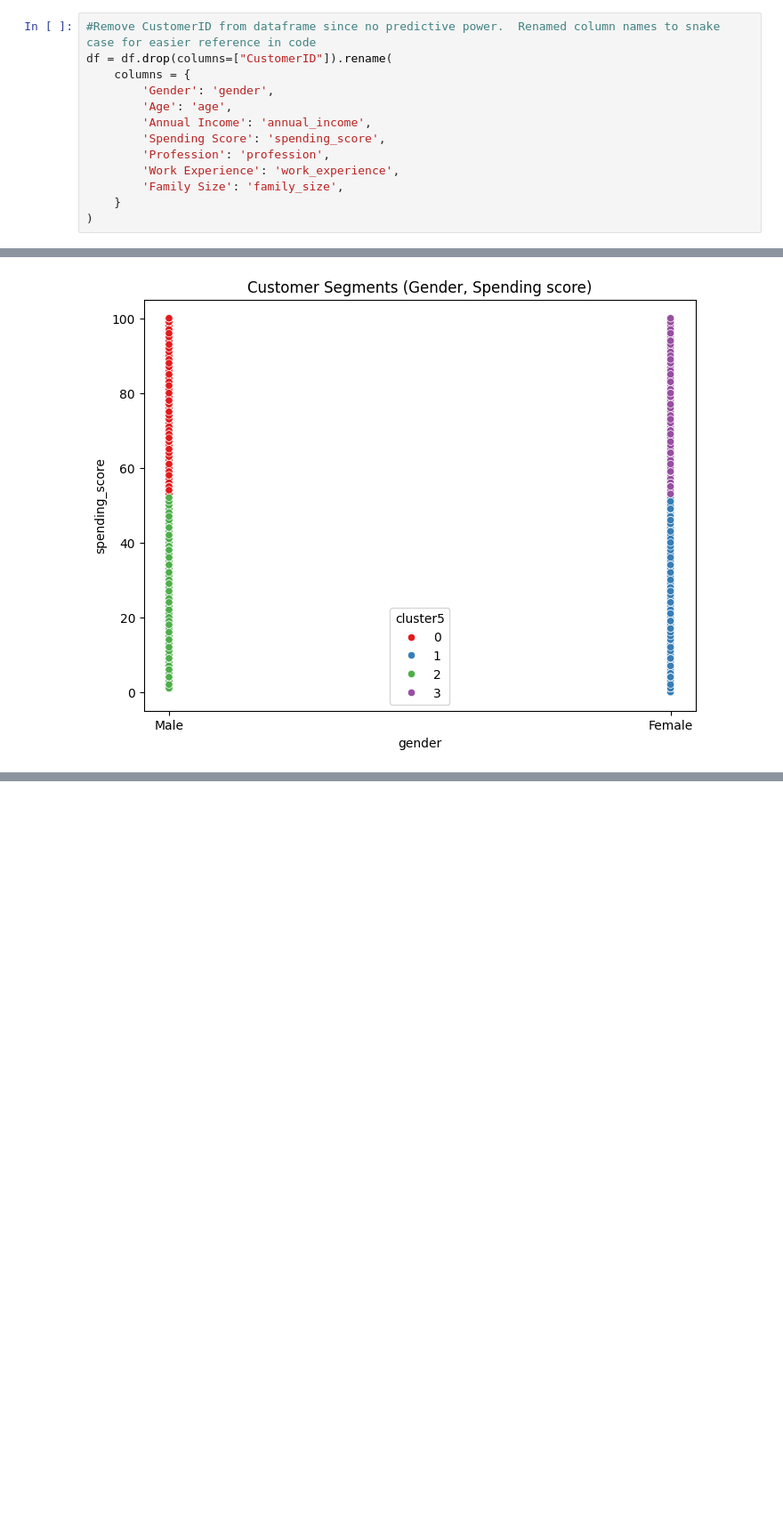
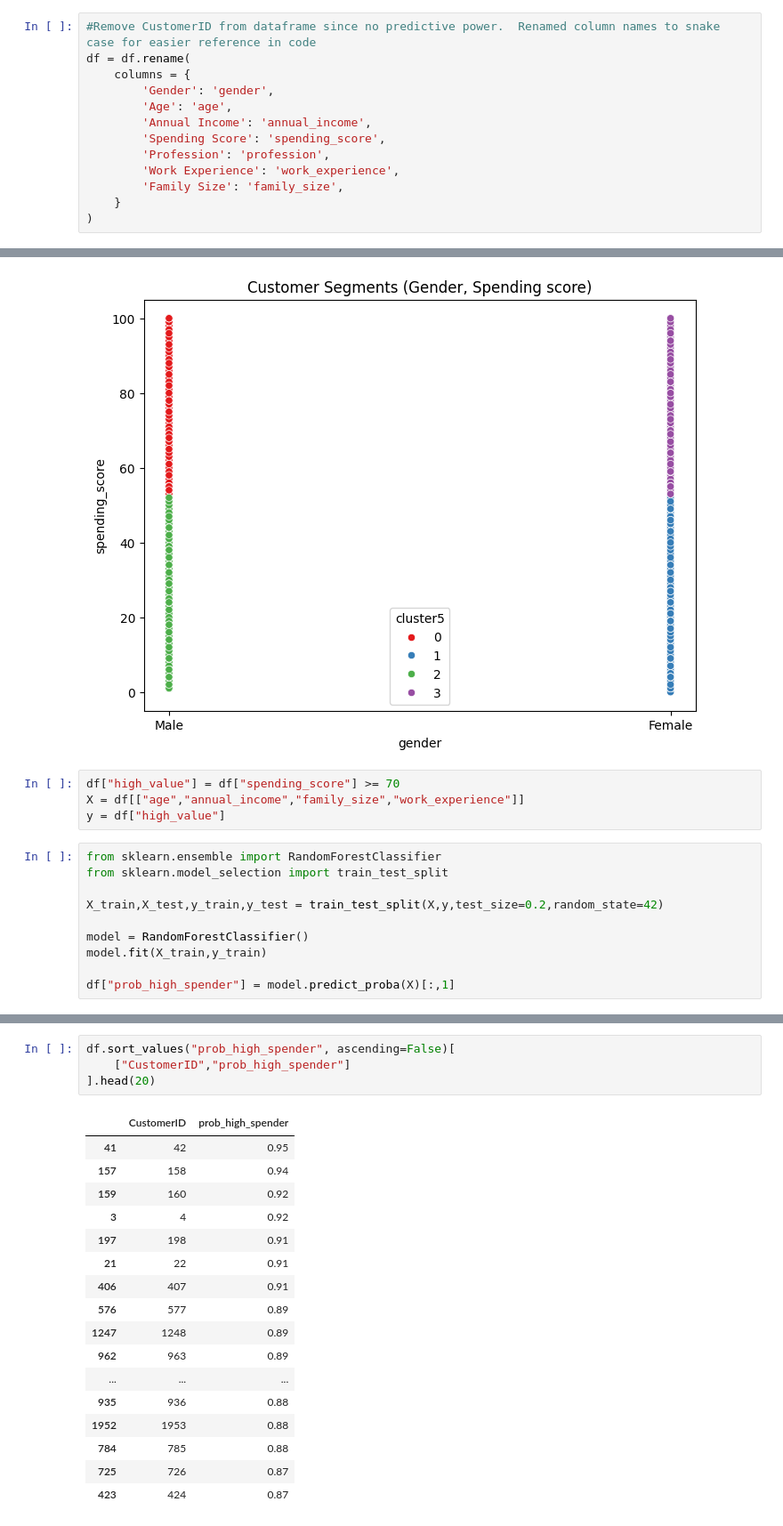
Before and after one commit to jay-ramani/predict_customer_spending_score, a Jupyter notebook: experiments/notebooks/03_clustering.ipynb, the cells around one changed output, grey strips where cells are left out. Shown at 89% size. Cells and saved outputs as stored; diff of their text form; blank space fills up the shorter version.

Commit message:
Identify high value customers

```diff
--- a/experiments/notebooks/03_clustering.ipynb
+++ b/experiments/notebooks/03_clustering.ipynb
@@ -10,7 +10,7 @@ import pandas as pd
 df = pd.read_csv("../../data/processed/Customers.csv")
 # %%
 #Remove CustomerID from dataframe since no predictive power.  Renamed column names to snake case for easier reference in code
-df = df.drop(columns=["CustomerID"]).rename(
+df = df.rename(
     columns = {
         'Gender': 'gender',
         'Age': 'age',
@@ -237,3 +237,17 @@ plt.title("Customer Segments (Gender, Spending score)")
 plt.show()
 # %% [output]
 [figure]
+# %%
+df["high_value"] = df["spending_score"] >= 70
+X = df[["age","annual_income","family_size","work_experience"]]
+y = df["high_value"]
+# %%
+from sklearn.ensemble import RandomForestClassifier
+from sklearn.model_selection import train_test_split
+
+X_train,X_test,y_train,y_test = train_test_split(X,y,test_size=0.2,random_state=42)
+
+model = RandomForestClassifier()
+model.fit(X_train,y_train)
+
+df["prob_high_spender"] = model.predict_proba(X)[:,1]
@@ -239,0 +288,22 @@ plt.show()
+# %%
+df.sort_values("prob_high_spender", ascending=False)[
+    ["CustomerID","prob_high_spender"]
+].head(20)
+# %% [output]
+|  | CustomerID | prob_high_spender |
+| 41 | 42 | 0.95 |
+| 157 | 158 | 0.94 |
+| 159 | 160 | 0.92 |
+| 3 | 4 | 0.92 |
+| 197 | 198 | 0.91 |
+| 21 | 22 | 0.91 |
+| 406 | 407 | 0.91 |
+| 576 | 577 | 0.89 |
+| 1247 | 1248 | 0.89 |
+| 962 | 963 | 0.89 |
+| ... | ... | ... |
+| 935 | 936 | 0.88 |
+| 1952 | 1953 | 0.88 |
+| 784 | 785 | 0.88 |
+| 725 | 726 | 0.87 |
+| 423 | 424 | 0.87 |
```
Also changed, not shown: parts of 2 cells of this notebook.
